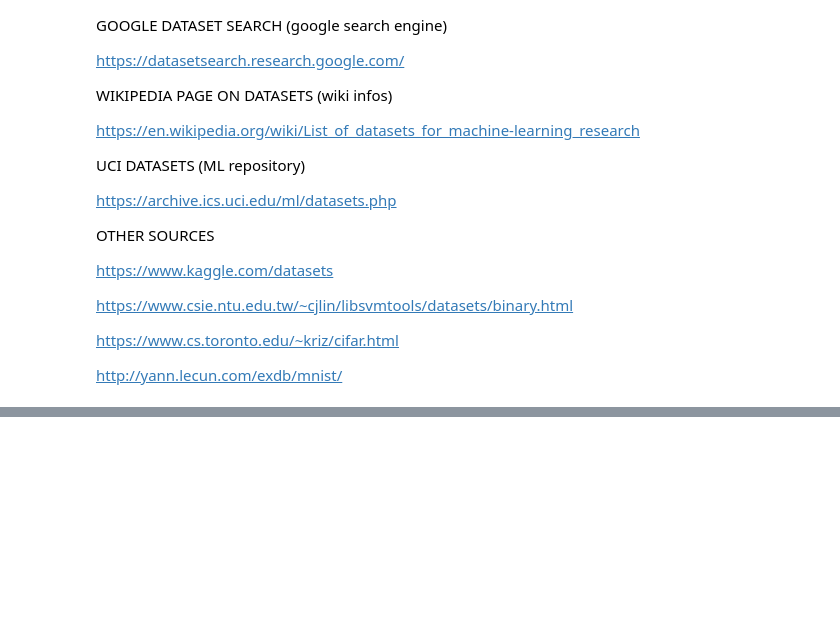
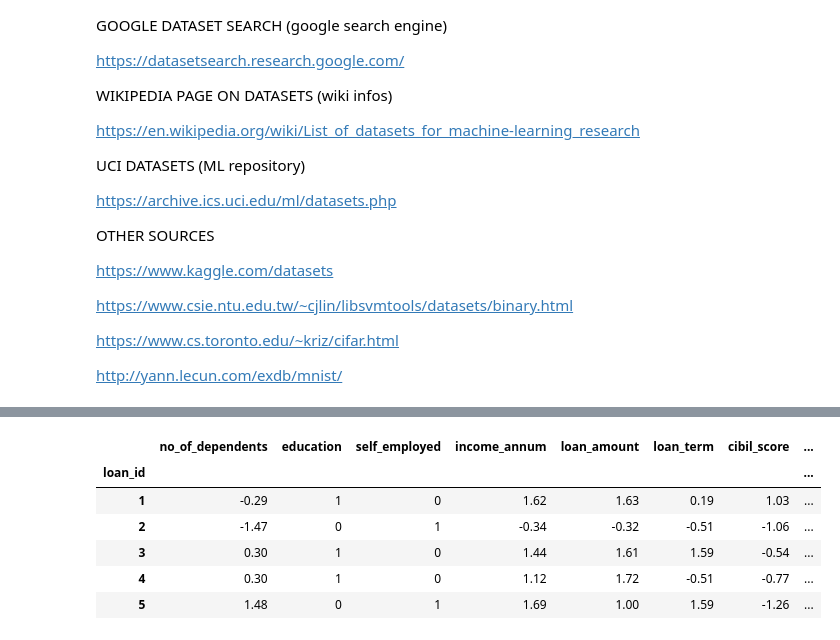
Before and after one commit to pavelihno/optimization-data-science, a Jupyter notebook: Homework.ipynb, the cells around one changed output, grey strips where cells are left out. Cells and saved outputs as stored; diff of their text form; code cells hidden in the pictures; blank space fills up the shorter version.

```diff
--- a/Homework.ipynb
+++ b/Homework.ipynb
@@ -1153,0 +1189,26 @@ df['loan_status'].value_counts(normalize=True)
+# %%
+# Transform categorical variables into numeric labels
+custom_mappings = {
+    'education': {'Graduate': 1, 'Not Graduate': 0},
+    'loan_status': {'Approved': 1, 'Rejected': 0},
+    'self_employed': {'No': 0, 'Yes': 1}
+}
+
+object_cols = df.select_dtypes(include=['object']).columns
+for col in object_cols:
+    df[col] = df[col].map(custom_mappings[col])
+# %%
+# Scaling continuous variables
+num_cols = [col for col in df.columns if col not in object_cols]
+scaler = StandardScaler()
+df[num_cols] = scaler.fit_transform(df[num_cols])
+# %%
+df.head()
+# %% [output]
+|  | no_of_dependents | education | self_employed | income_annum | loan_amount | loan_term | cibil_score | ... |
+| loan_id |  |  |  |  |  |  |  | ... |
+| 1 | -0.29 | 1 | 0 | 1.62 | 1.63 | 0.19 | 1.03 | ... |
+| 2 | -1.47 | 0 | 1 | -0.34 | -0.32 | -0.51 | -1.06 | ... |
+| 3 | 0.30 | 1 | 0 | 1.44 | 1.61 | 1.59 | -0.54 | ... |
+| 4 | 0.30 | 1 | 0 | 1.12 | 1.72 | -0.51 | -0.77 | ... |
+| 5 | 1.48 | 0 | 1 | 1.69 | 1.00 | 1.59 | -1.26 | ... |
```
Also changed, not shown: parts of 7 cells of this notebook.
